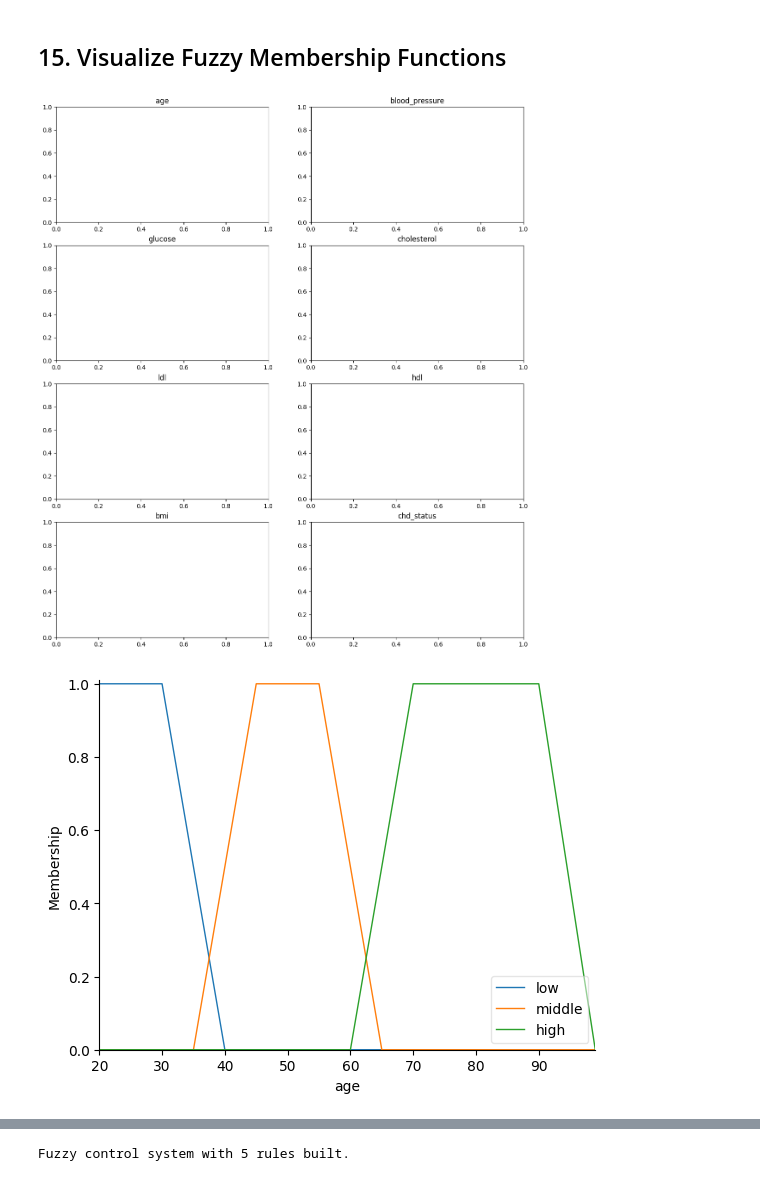
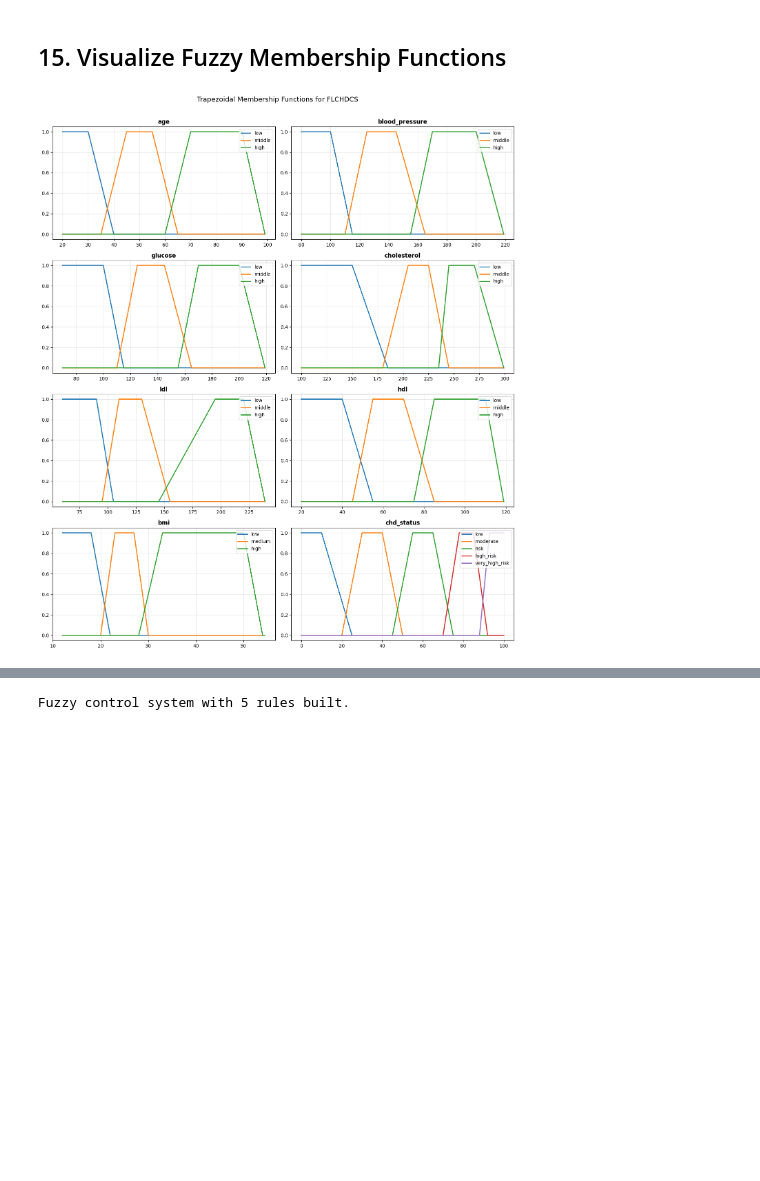
Before and after one commit to sid17905/DL-PAPER-IMPLEMENTATION, a Jupyter notebook: DL_PAPER_PROJECT.ipynb, the cells around one changed output, grey strips where cells are left out. Drawn from its saved outputs; the diff is of its cells as text; code cells hidden in the pictures; blank space fills up the shorter version.

```diff
--- a/DL_PAPER_PROJECT.ipynb
+++ b/DL_PAPER_PROJECT.ipynb
@@ -717,13 +717,19 @@ Fuzzy variables and trapezoidal membership functions are defined.
 # %% [markdown]
 ## 15. Visualize Fuzzy Membership Functions
 # %%
+import matplotlib.pyplot as plt
 fig, axes = plt.subplots(4, 2, figsize=(14, 16))
 for v, ax in zip([AGE, BP, GLUC, CHOL, LDL, HDL, BMI, CHD], axes.ravel()):
-    v.view(ax=ax)
-    ax.set_title(v.label)
-plt.suptitle('Trapezoidal Membership Functions for FLCHDCS', y=1.01, fontsize=14)
+  for label, term in v.terms.items():
+    ax.plot(v.universe, term.mf, label=label, linewidth=2)
+  ax.set_title(v.label, fontsize=12, fontweight='bold')
+  ax.set_ylim(-0.05, 1.05)
+  ax.legend(loc='upper right')
+  ax.grid(True, alpha=0.3)
+plt.suptitle(
+    'Trapezoidal Membership Functions for FLCHDCS', y=1.01, fontsize=14
+)
 plt.tight_layout()
 plt.show()
 # %% [output]
-[figure, old version]
+[figure, new version]
-[figure, removed]
```
Also changed, not shown: parts of 6 cells of this notebook.
